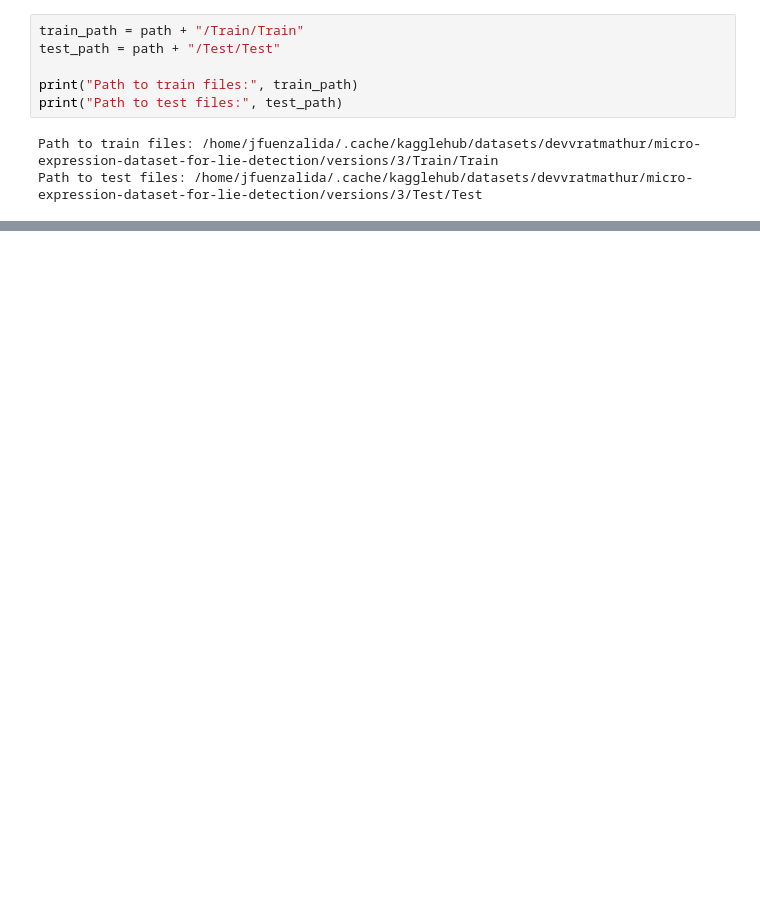
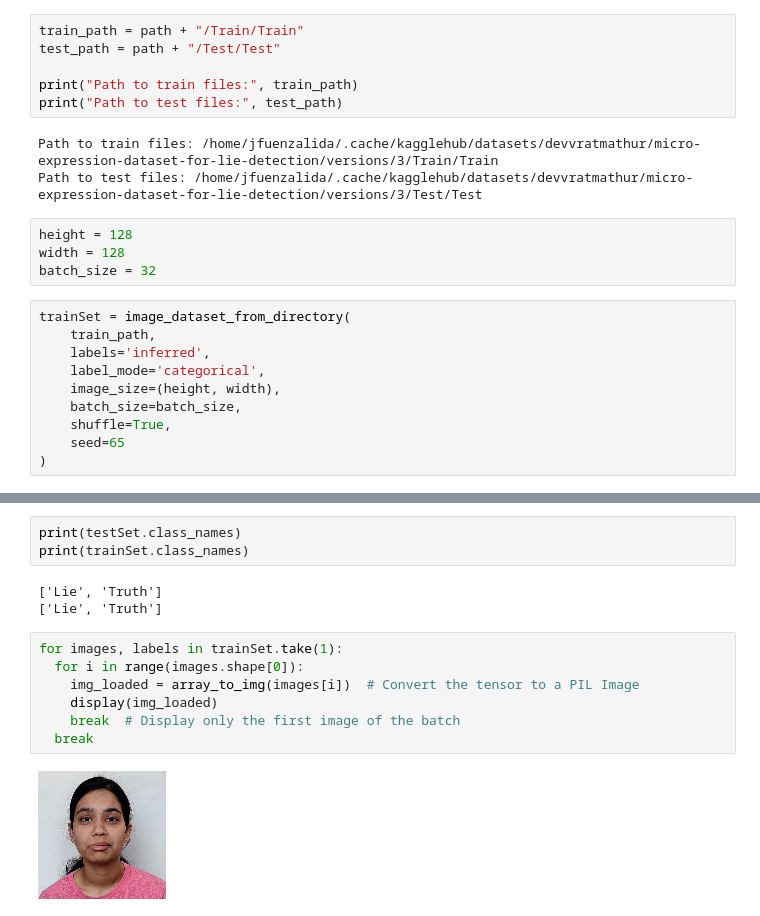
Before and after one commit to JavierFuenza/ResNet-Lie-Detector, a Jupyter notebook: ResNet-Lie-Detector.ipynb, the cells around one changed output, grey strips where cells are left out. Saved outputs shown, nothing was run; the diff lists cells and outputs as text; blank space fills up the shorter version.

```diff
--- a/ResNet-Lie-Detector.ipynb
+++ b/ResNet-Lie-Detector.ipynb
@@ -41,3 +46,17 @@ print("Path to test files:", test_path)
 # %% [output]
 Path to train files: /home/jfuenzalida/.cache/kagglehub/datasets/devvratmathur/micro-expression-dataset-for-lie-detection/versions/3/Train/Train
 Path to test files: /home/jfuenzalida/.cache/kagglehub/datasets/devvratmathur/micro-expression-dataset-for-lie-detection/versions/3/Test/Test
+# %%
+height = 128
+width = 128
+batch_size = 32
+# %%
+trainSet = image_dataset_from_directory(
+    train_path,
+    labels='inferred',
+    label_mode='categorical',
+    image_size=(height, width),
+    batch_size=batch_size,
+    shuffle=True,
+    seed=65
+)
@@ -43,0 +77,15 @@ Path to test files: /home/jfuenzalida/.cache/kagglehub/datasets/devvratmathur/mi
+# %%
+print(testSet.class_names)
+print(trainSet.class_names)
+# %% [output]
+['Lie', 'Truth']
+['Lie', 'Truth']
+# %%
+for images, labels in trainSet.take(1):
+  for i in range(images.shape[0]):
+    img_loaded = array_to_img(images[i])  # Convert the tensor to a PIL Image
+    display(img_loaded)
+    break  # Display only the first image of the batch
+  break
+# %% [output]
+[figure, added]
```
Also changed, not shown: parts of 7 cells of this notebook.
